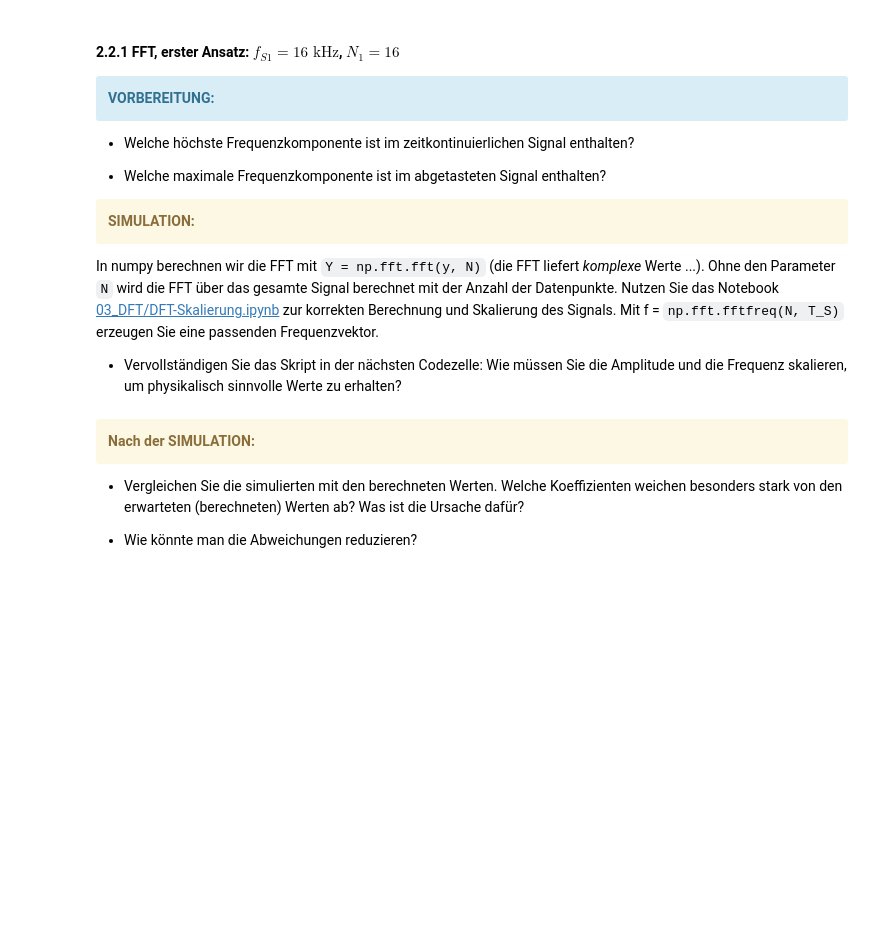
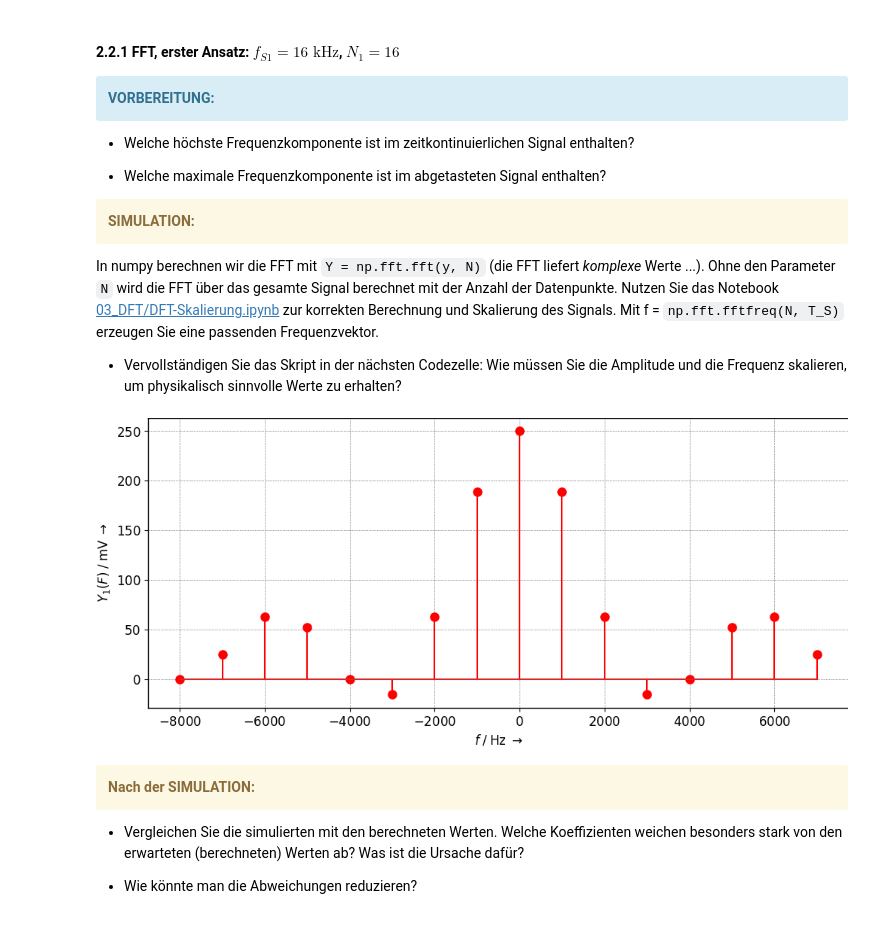
Before and after one commit to SamuelMMT/dsp_WS23-24, a Jupyter notebook: notebooks/00_LAB/LAB_2.ipynb, the cells around one changed output. Cells and saved outputs as stored; diff of their text form; code cells hidden in the pictures; blank space fills up the shorter version.

```diff
--- a/notebooks/00_LAB/LAB_2.ipynb
+++ b/notebooks/00_LAB/LAB_2.ipynb
@@ -355,16 +378,18 @@ In numpy berechnen wir die FFT mit `Y = np.fft.fft(y, N)` (die FFT liefert *komp
 # %%
 fig, ax = plt.subplots(**size)
 N1 = 16
 f_S1 = N1 * 1e3
-t1 = ...
-y1 = ...
-Y1 = ...
-f1 = ...
+t1 = np.linspace(0.0, N1 / f_S1, num = N1, endpoint=False)
+#y1 = ...
+Y1 = np.fft.fft(y1, N1)/N1 * 1000
+f1 = np.fft.fftfreq(N1, 1/f_S1)
 ax.stem(f1, Y1, 'r')
 ax.set_xlabel(r"$f \; / \;\mathrm{Hz} \;\rightarrow$")
 ax.set_ylabel(r"$Y_1(F)\; / \;\mathrm{mV} \;\rightarrow$");
 # ----------- Tabellenausgabe --------------
 # Drucken Sie i, Y0 und Y1 aus
+# %% [output]
+[figure, added]
 # %% [markdown]
 <div class="alert alert-block alert-warning"><b> Nach der SIMULATION:</b></div>
 
```
Also changed, not shown: parts of 8 cells of this notebook.
